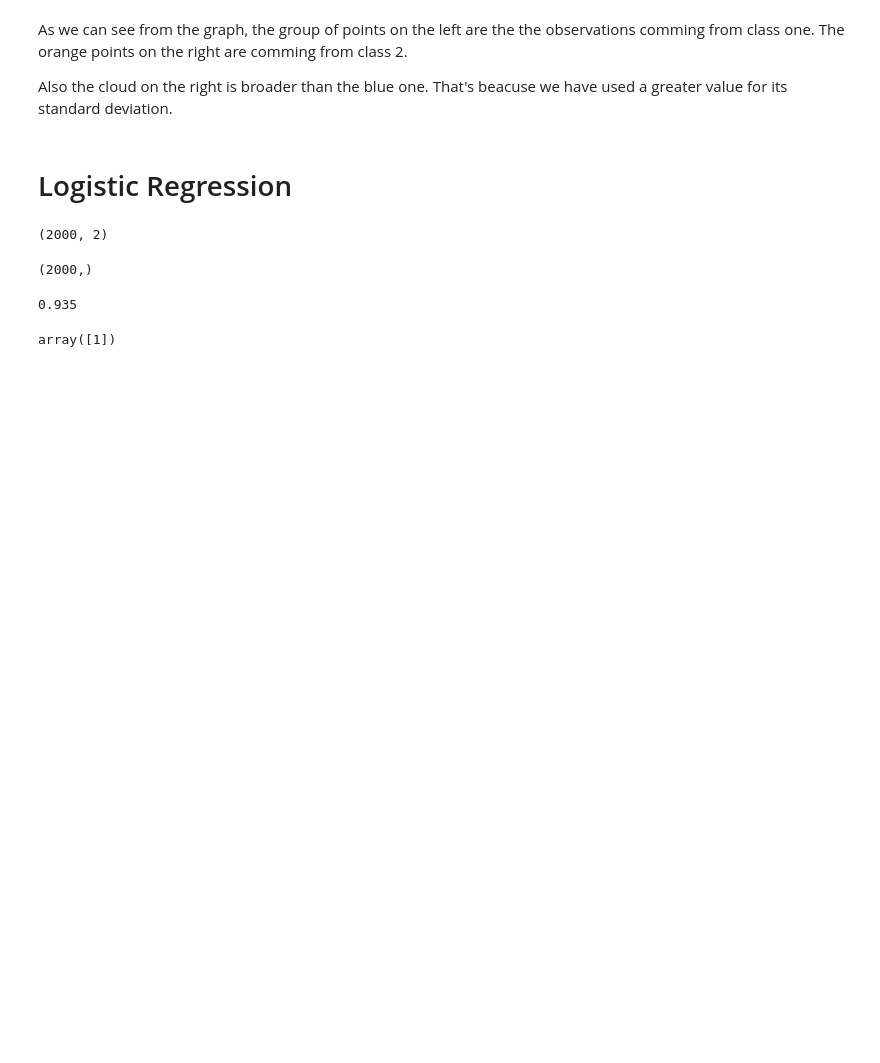
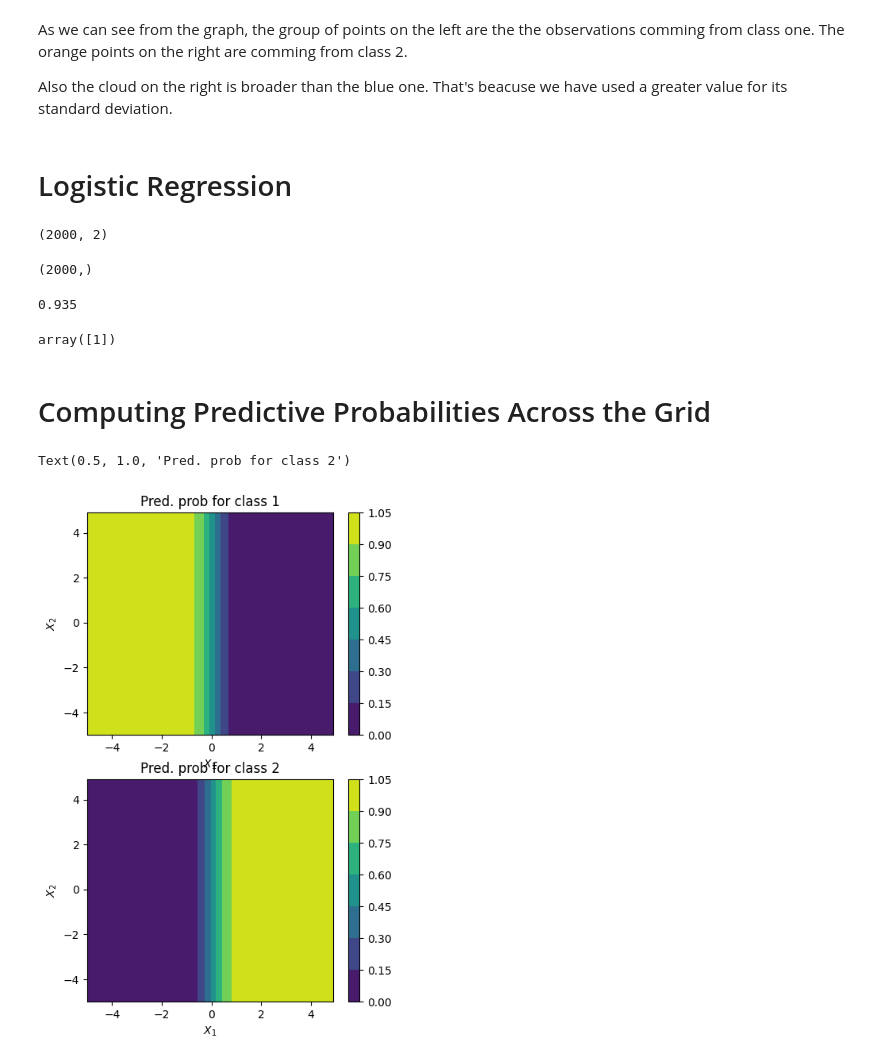
Before and after one commit to ersa-mezuraj9/python_for_research, a Jupyter notebook: generating_classification.ipynb, the cells around one changed output. Cells and saved outputs as stored; diff of their text form; code cells hidden in the pictures; blank space fills up the shorter version.

Commit message:
predictive probabilities across the grid

```diff
--- a/generating_classification.ipynb
+++ b/generating_classification.ipynb
@@ -58,3 +58,26 @@ clf.score(X_test, y_test)
 clf.predict(np.array([-2, 0]).reshape(1,-1))
 # %% [output]
 array([1])
+# %% [markdown]
+# Computing Predictive Probabilities Across the Grid
+# %%
+def plot_probs(ax, clf, class_no):
+    xx1, xx2 = np.meshgrid(np.arange(-5, 5, 0.1), np.arange(-5, 5, 0.1))
+    probs = clf.predict_proba(np.stack((xx1.ravel(), xx2.ravel()), axis=1))
+    Z = probs[: ,class_no]
+    Z = Z.reshape(xx1.shape)
+    CS = ax.contourf(xx1, xx2, Z)
+    cbar = plt.colorbar (CS)
+    plt.xlabel("$X_1$" )
+    plt.ylabel("$X_2$")
+# %%
+plt.figure(figsize=(5,8))
+ax = plt.subplot(211)
+plot_probs(ax, clf, 0)
+plt.title("Pred. prob for class 1")
+ax = plt.subplot(212)
+plot_probs(ax, clf, 1)
+plt.title("Pred. prob for class 2")
+# %% [output]
+Text(0.5, 1.0, 'Pred. prob for class 2')
+[figure, added]
```
